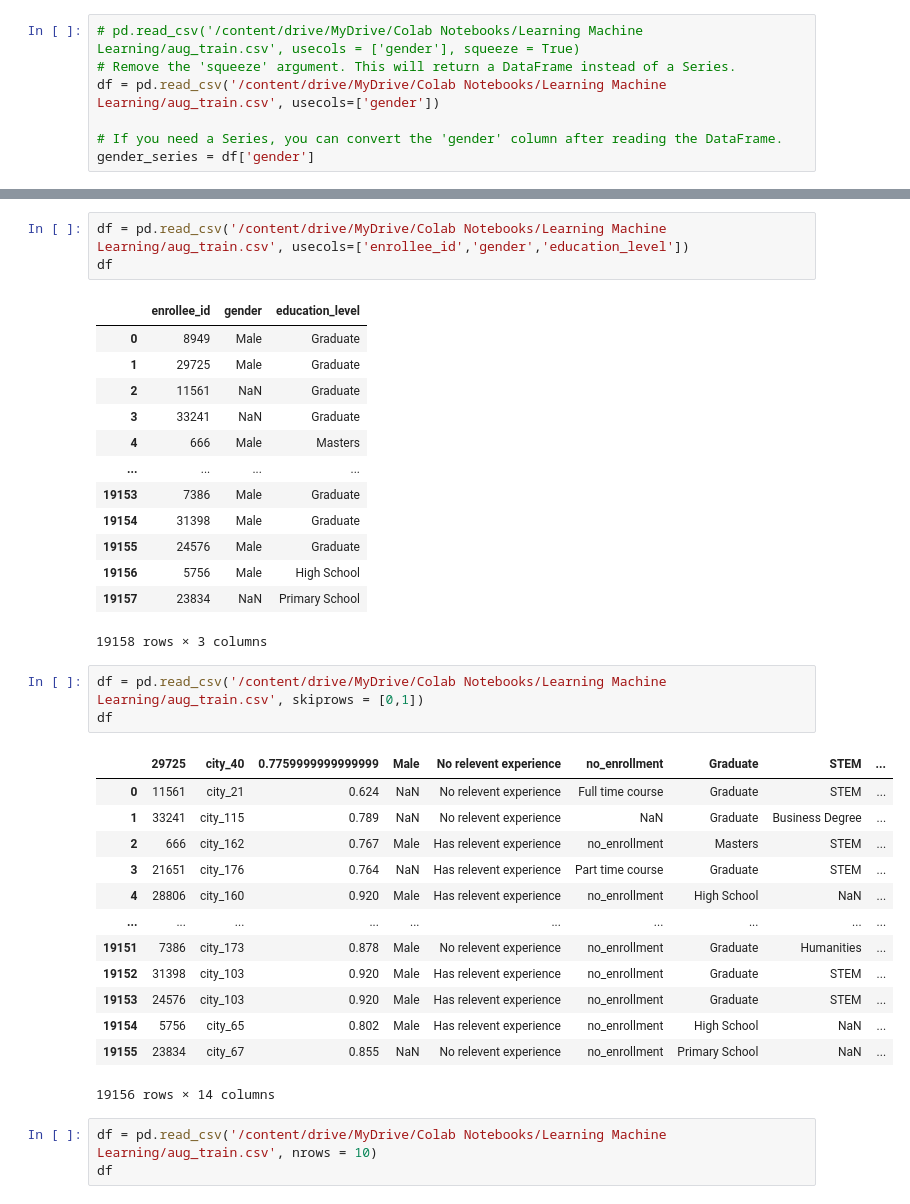
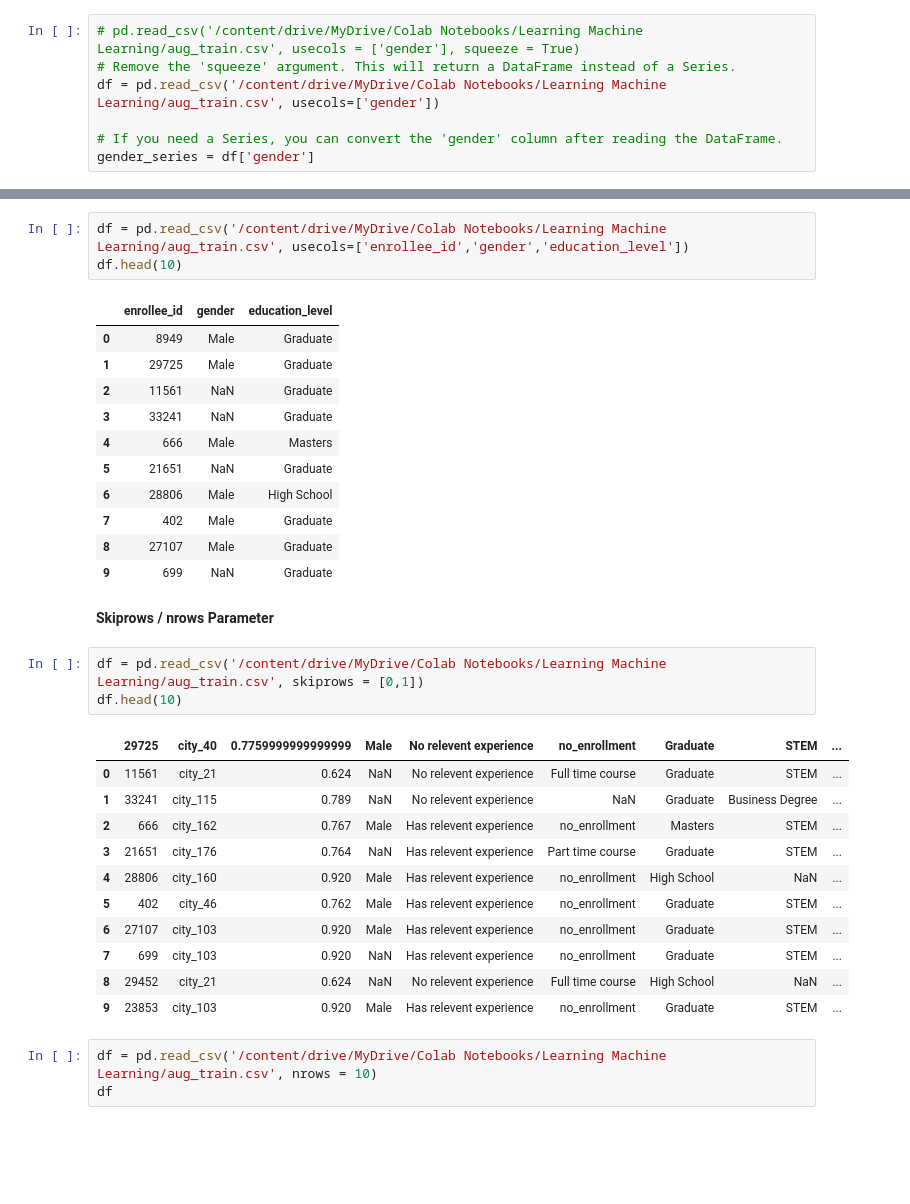
Before and after one commit to shsaniya04/Learn-Machine-Learning, a Jupyter notebook: 01_Read_Files.ipynb, the cells around one changed output, grey strips where cells are left out. Drawn from its saved outputs; the diff is of its cells as text; blank space fills up the shorter version.

```diff
--- a/01_Read_Files.ipynb
+++ b/01_Read_Files.ipynb
@@ -165,7 +172,7 @@ gender_series
 dtype: object
 # %%
 df = pd.read_csv('/content/drive/MyDrive/Colab Notebooks/Learning Machine Learning/aug_train.csv', usecols=['enrollee_id','gender','education_level'])
-df
+df.head(10)
 # %% [output]
 |  | enrollee_id | gender | education_level |
 | 0 | 8949 | Male | Graduate |
@@ -173,30 +180,28 @@ df
 | 2 | 11561 | NaN | Graduate |
 | 3 | 33241 | NaN | Graduate |
 | 4 | 666 | Male | Masters |
-| ... | ... | ... | ... |
-| 19153 | 7386 | Male | Graduate |
-| 19154 | 31398 | Male | Graduate |
-| 19155 | 24576 | Male | Graduate |
-| 19156 | 5756 | Male | High School |
-| 19157 | 23834 | NaN | Primary School |
+| 5 | 21651 | NaN | Graduate |
+| 6 | 28806 | Male | High School |
+| 7 | 402 | Male | Graduate |
+| 8 | 27107 | Male | Graduate |
+| 9 | 699 | NaN | Graduate |
-19158 rows × 3 columns
+# %% [markdown]
+**Skiprows / nrows Parameter**
 # %%
 df = pd.read_csv('/content/drive/MyDrive/Colab Notebooks/Learning Machine Learning/aug_train.csv', skiprows = [0,1])
-df
+df.head(10)
 # %% [output]
 |  | 29725 | city_40 | 0.7759999999999999 | Male | No relevent experience | no_enrollment | Graduate | STEM | ... |
 | 0 | 11561 | city_21 | 0.624 | NaN | No relevent experience | Full time course | Graduate | STEM | ... |
 | 1 | 33241 | city_115 | 0.789 | NaN | No relevent experience | NaN | Graduate | Business Degree | ... |
 | 2 | 666 | city_162 | 0.767 | Male | Has relevent experience | no_enrollment | Masters | STEM | ... |
 | 3 | 21651 | city_176 | 0.764 | NaN | Has relevent experience | Part time course | Graduate | STEM | ... |
 | 4 | 28806 | city_160 | 0.920 | Male | Has relevent experience | no_enrollment | High School | NaN | ... |
-| ... | ... | ... | ... | ... | ... | ... | ... | ... | ... |
-| 19151 | 7386 | city_173 | 0.878 | Male | No relevent experience | no_enrollment | Graduate | Humanities | ... |
-| 19152 | 31398 | city_103 | 0.920 | Male | Has relevent experience | no_enrollment | Graduate | STEM | ... |
-| 19153 | 24576 | city_103 | 0.920 | Male | Has relevent experience | no_enrollment | Graduate | STEM | ... |
-| 19154 | 5756 | city_65 | 0.802 | Male | Has relevent experience | no_enrollment | High School | NaN | ... |
-| 19155 | 23834 | city_67 | 0.855 | NaN | No relevent experience | no_enrollment | Primary School | NaN | ... |
+| 5 | 402 | city_46 | 0.762 | Male | Has relevent experience | no_enrollment | Graduate | STEM | ... |
+| 6 | 27107 | city_103 | 0.920 | Male | Has relevent experience | no_enrollment | Graduate | STEM | ... |
+| 7 | 699 | city_103 | 0.920 | NaN | Has relevent experience | no_enrollment | Graduate | STEM | ... |
+| 8 | 29452 | city_21 | 0.624 | NaN | No relevent experience | Full time course | High School | NaN | ... |
+| 9 | 23853 | city_103 | 0.920 | Male | Has relevent experience | no_enrollment | Graduate | STEM | ... |
-19156 rows × 14 columns
 # %%
 df = pd.read_csv('/content/drive/MyDrive/Colab Notebooks/Learning Machine Learning/aug_train.csv', nrows = 10)
 df
```
Also changed, not shown: parts of 34 cells of this notebook.
